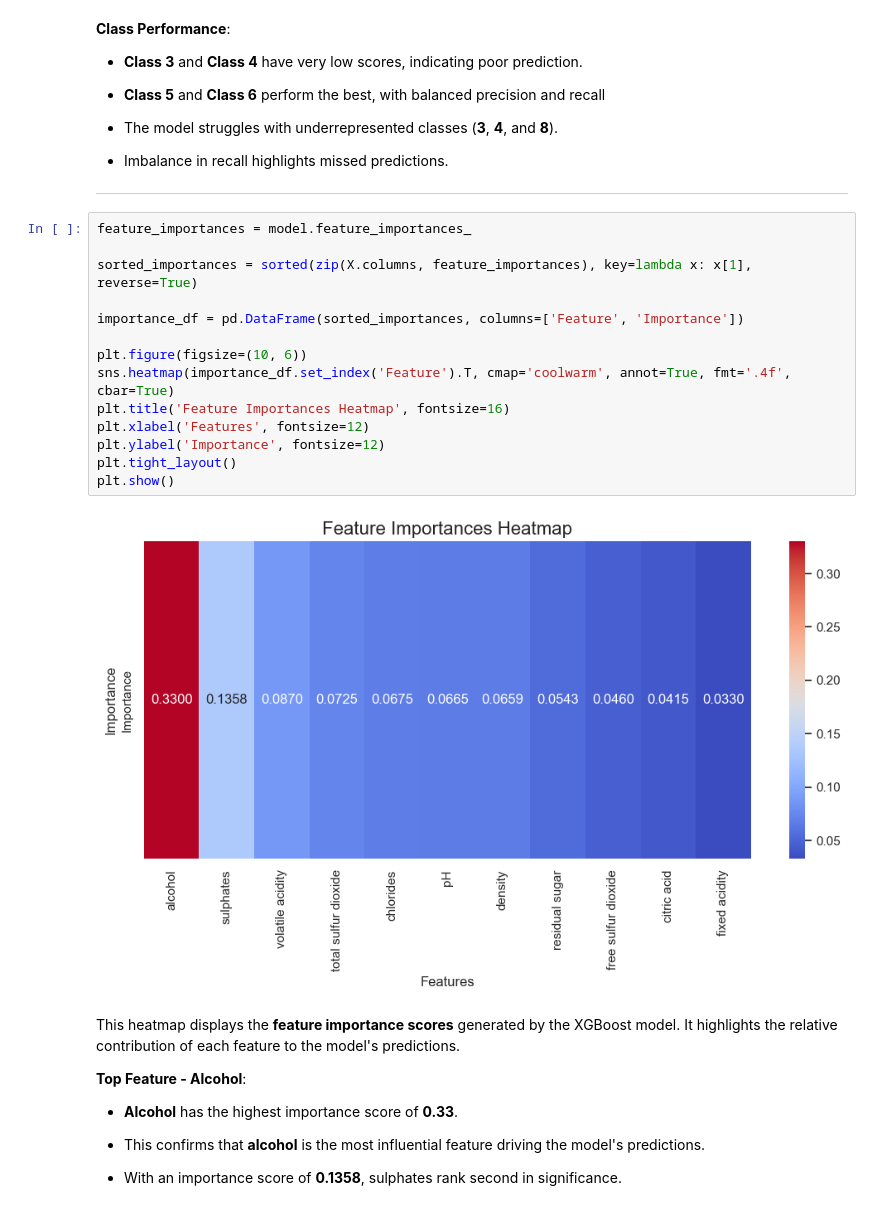
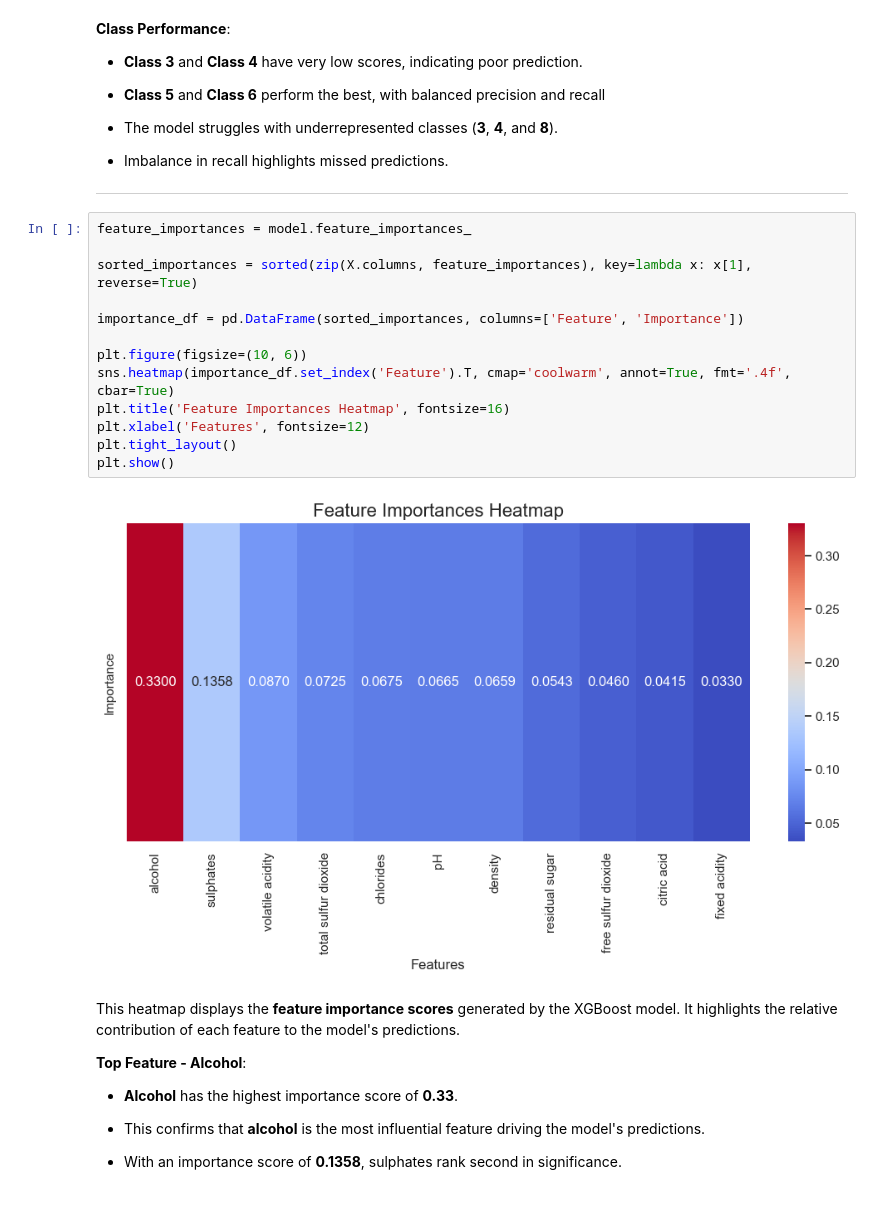
Before and after one commit to airbagdeer/tabular-ds-project, a Jupyter notebook: EX1.ipynb, the cells around one changed output. Drawn from its saved outputs; the diff is of its cells as text.

```diff
--- a/EX1.ipynb
+++ b/EX1.ipynb
@@ -527,19 +528,18 @@ plt.show()
 # %%
 feature_importances = model.feature_importances_
 
 sorted_importances = sorted(zip(X.columns, feature_importances), key=lambda x: x[1], reverse=True)
 
 importance_df = pd.DataFrame(sorted_importances, columns=['Feature', 'Importance'])
 
 plt.figure(figsize=(10, 6))
 sns.heatmap(importance_df.set_index('Feature').T, cmap='coolwarm', annot=True, fmt='.4f', cbar=True)
 plt.title('Feature Importances Heatmap', fontsize=16)
 plt.xlabel('Features', fontsize=12)
-plt.ylabel('Importance', fontsize=12)
 plt.tight_layout()
 plt.show()
 # %% [output]
-[figure, old version]
+[figure, new version]
 # %% [markdown]
 This heatmap displays the **feature importance scores** generated by the XGBoost model. It highlights the relative contribution of each feature to the model's predictions.
 
```
Also changed, not shown: parts of 2 cells of this notebook.
